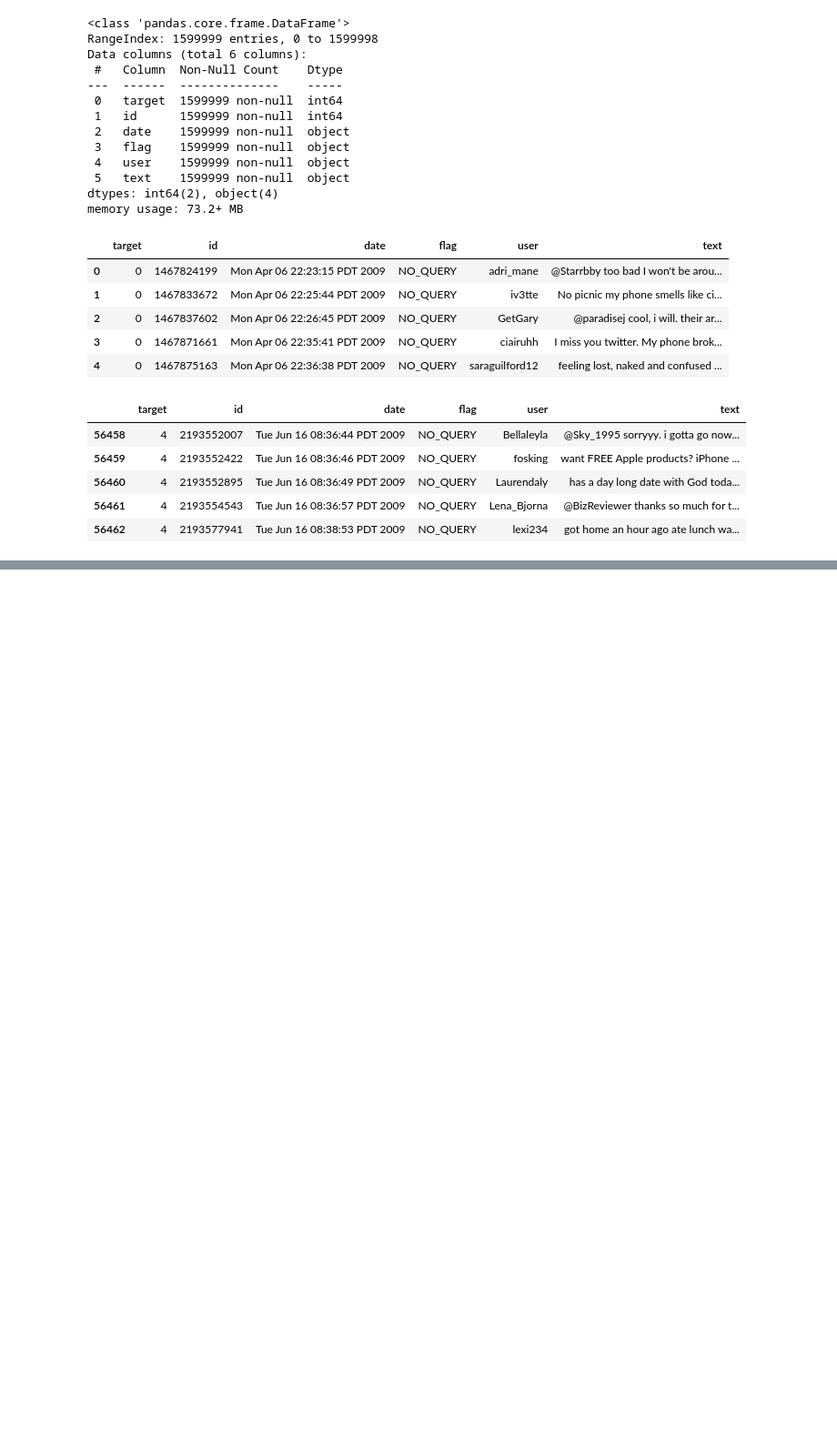
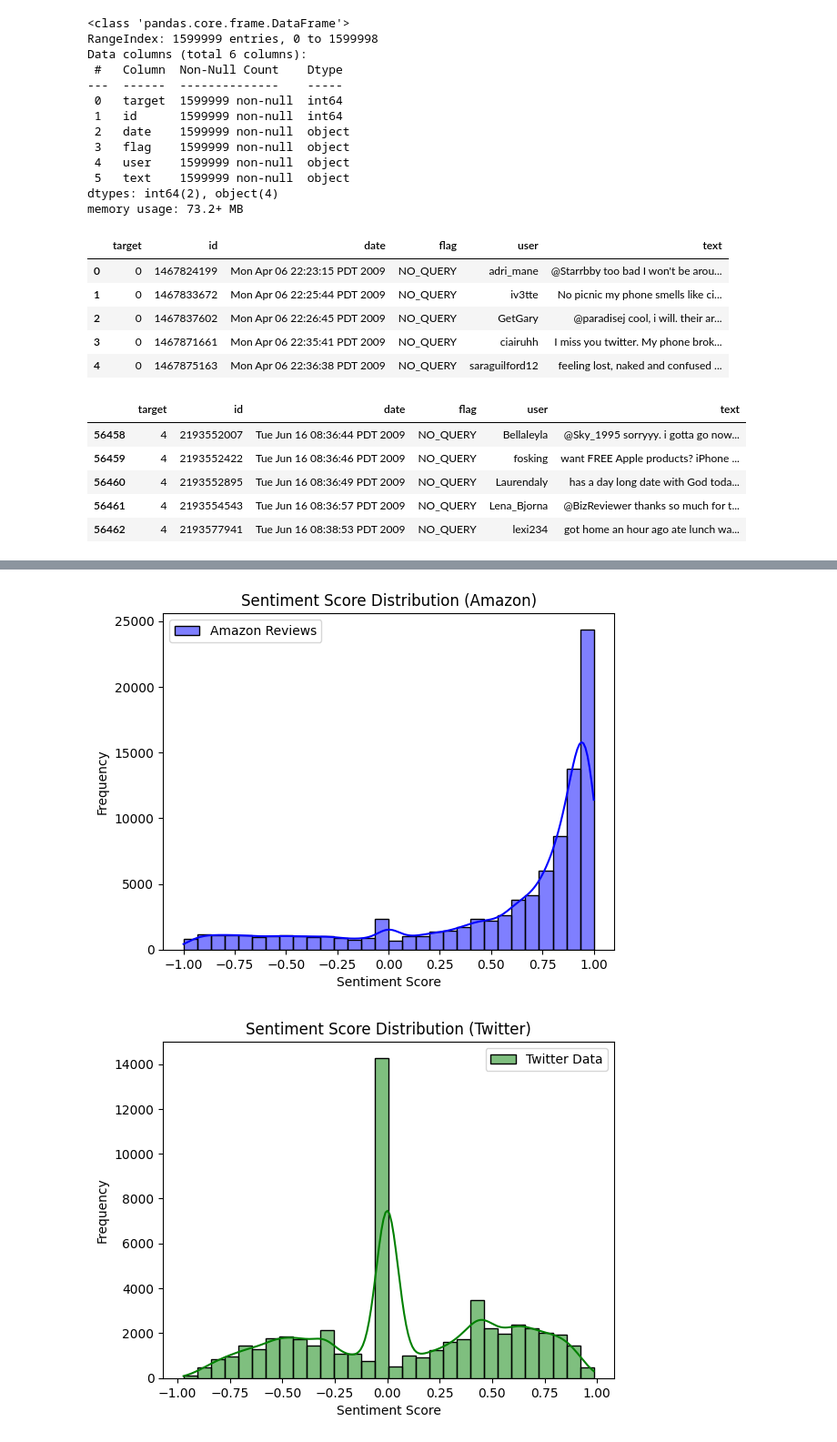
Before and after one commit to gyaneshpande/big-data-project, a Jupyter notebook: big-data-project.ipynb, the cells around one changed output, grey strips where cells are left out. Shown at 91% size. Cells and saved outputs as stored; diff of their text form; code cells hidden in the pictures; blank space fills up the shorter version.

```diff
--- a/big-data-project.ipynb
+++ b/big-data-project.ipynb
@@ -114,3 +114,6 @@ filtered_tweets.tail()
 | 56460 | 4 | 2193552895 | Tue Jun 16 08:36:49 PDT 2009 | NO_QUERY | Laurendaly | has a day long date with God toda... |
 | 56461 | 4 | 2193554543 | Tue Jun 16 08:36:57 PDT 2009 | NO_QUERY | Lena_Bjorna | @BizReviewer thanks so much for t... |
 | 56462 | 4 | 2193577941 | Tue Jun 16 08:38:53 PDT 2009 | NO_QUERY | lexi234 | got home an hour ago ate lunch wa... |
+# %%
+# Convert review_date to datetime format
+df['review_date'] = pd.to_datetime(df['review_date'])
@@ -116,0 +276,22 @@ filtered_tweets.tail()
+# %%
+import seaborn as sns
+import matplotlib.pyplot as plt
+
+# Plot sentiment score distribution for Amazon reviews
+sns.histplot(amazon_2009['sentiment_score'], kde=True, bins=30, color='blue', label='Amazon Reviews')
+plt.title('Sentiment Score Distribution (Amazon)')
+plt.xlabel('Sentiment Score')
+plt.ylabel('Frequency')
+plt.legend()
+plt.show()
+
+# Plot sentiment score distribution for Twitter data
+sns.histplot(twitter_filtered_df['sentiment_score'], kde=True, bins=30, color='green', label='Twitter Data')
+plt.title('Sentiment Score Distribution (Twitter)')
+plt.xlabel('Sentiment Score')
+plt.ylabel('Frequency')
+plt.legend()
+plt.show()
+# %% [output]
+[figure, added]
+[figure, added]
```
Also changed, not shown: parts of 11 cells of this notebook.
